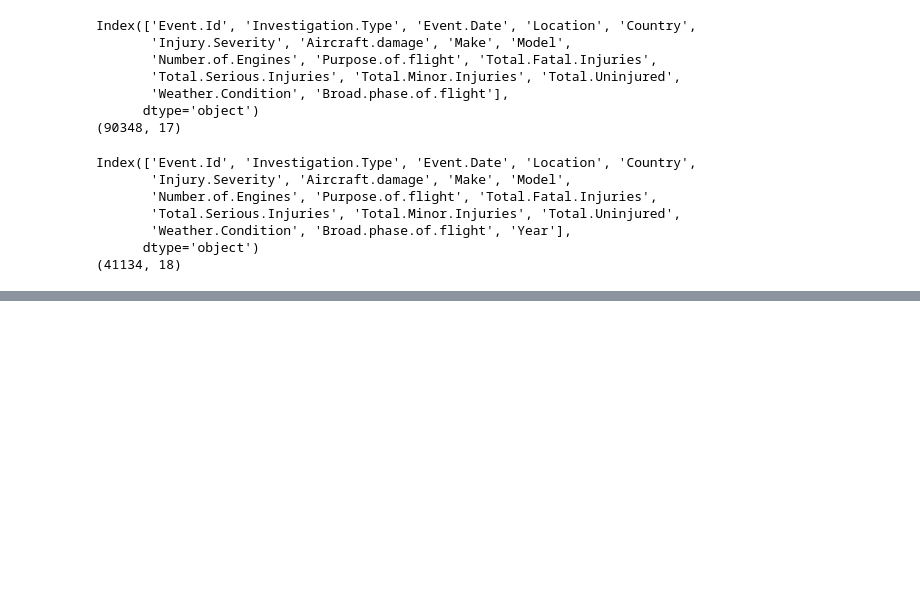
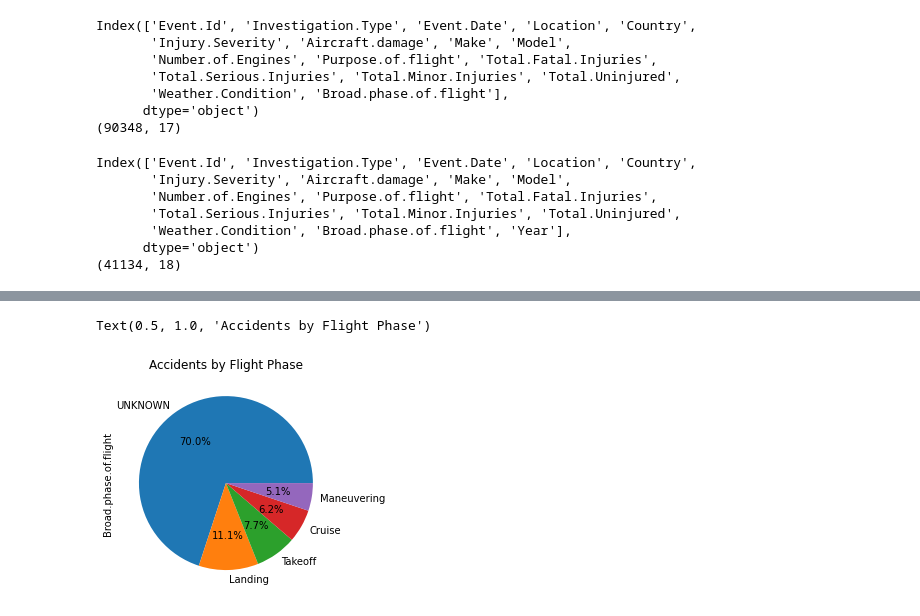
Before and after one commit to Kwamboka1584/dsc-phase-1-project-v3, a Jupyter notebook: student.ipynb, the cells around one changed output, grey strips where cells are left out. Cells and saved outputs as stored; diff of their text form; code cells hidden in the pictures; blank space fills up the shorter version.

```diff
--- a/student.ipynb
+++ b/student.ipynb
@@ -221,0 +272,8 @@ Index(['Event.Id', 'Investigation.Type', 'Event.Date', 'Location', 'Country',
+# %%
+# Group by 'Broad.phase.of.flight' (e.g., takeoff, landing)
+phase_counts = Aviation_df_clean[BROAD_PHASE_OF_FLIGHT].value_counts().head(5)
+phase_counts.plot(kind='pie', autopct='%1.1f%%')
+plt.title('Accidents by Flight Phase')
+# %% [output]
+Text(0.5, 1.0, 'Accidents by Flight Phase')
+[figure, added]
```
Also changed, not shown: parts of 14 cells of this notebook, 1 other file.
